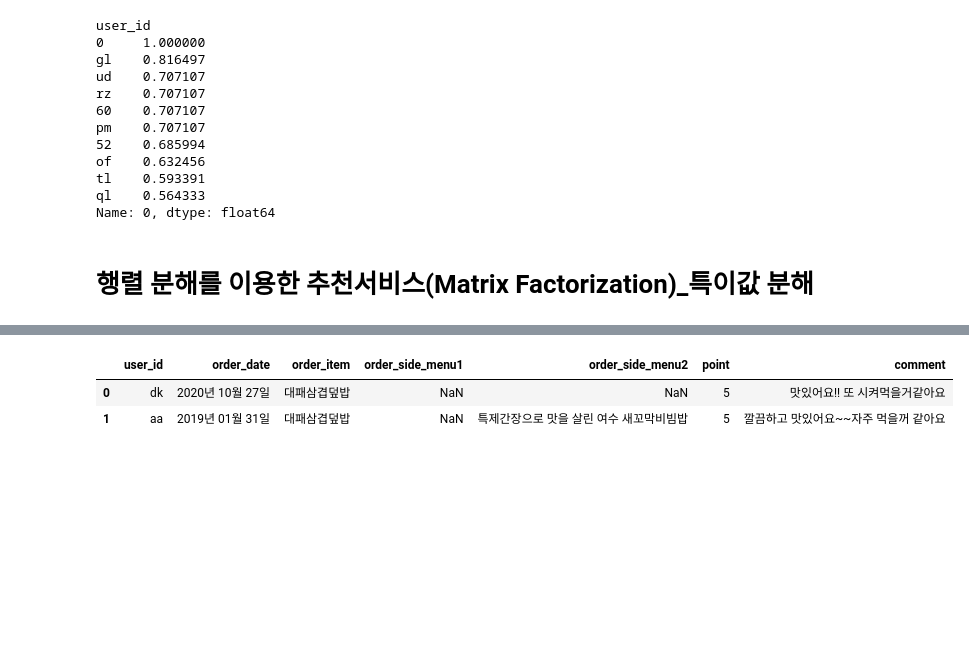
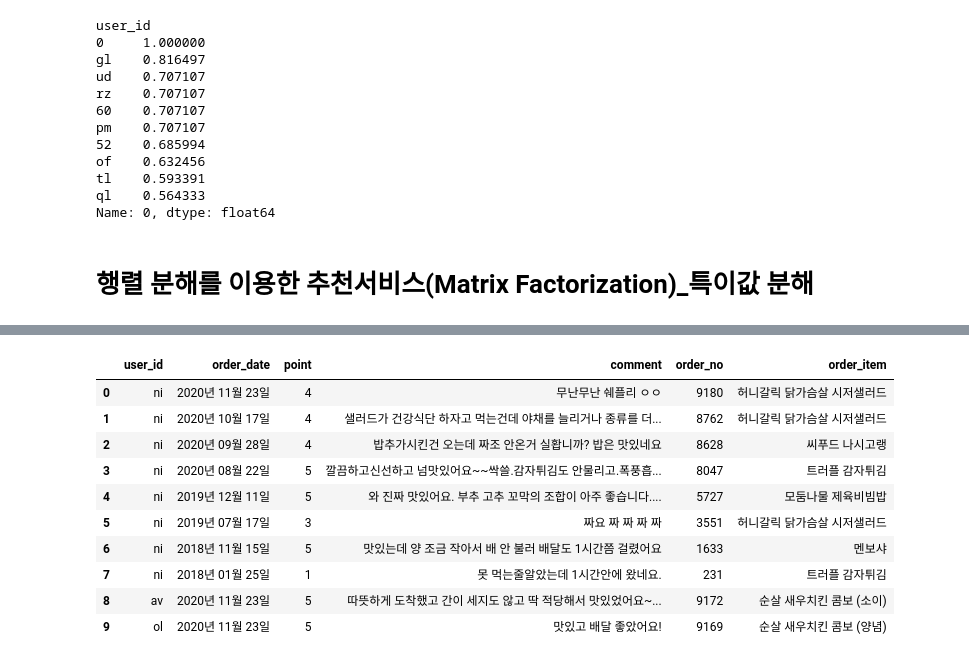
Before and after one commit to lee-dk/Final_Project, a Jupyter notebook: yogiyo/yogiyo.ipynb, the cells around one changed output, grey strips where cells are left out. Cells and saved outputs as stored; diff of their text form; code cells hidden in the pictures; blank space fills up the shorter version.

```diff
--- a/yogiyo/yogiyo.ipynb
+++ b/yogiyo/yogiyo.ipynb
@@ -205,8 +205,8 @@ Name: 0, dtype: float64
 import pandas as pd
 
 #csv파일 dataframe으로 변환하고 읽기
-review_data_2 = pd.read_csv('./yogiyo/test.csv', #encoding='ansi')
-                          encoding='utf-8')
+review_data_2 = pd.read_csv('./yogiyo/order_db_v2.csv', encoding='ansi')
+                          #encoding='utf-8')
 #불필요한 데이터 drop하기
 review_data_2.drop('Unnamed: 0', axis=1, inplace=True)
 
@@ -324,7 +353,7 @@ def recommend_menu(svd_preds, og_user_id, og_order_item, og_point, num_recommend
 
     return user_data, recommendations
 # %%
-already_rated, predictions = recommend_menu(svd_preds, 'ji', review_data_2, review_data_2, 10)
+already_rated, predictions = recommend_menu(svd_preds, 'dk', review_data_2, review_data_2, 10)
 # %%
 already_rated
 # %% [output]
@@ -335,8 +377,16 @@ already_rated
 # %%
-predictions.drop('index', axis=1, inplace=True)
-#predictions.point.sort_values(ascending=False)
+#predictions.drop('index', axis=1, inplace=True)
+predictions.order_no.sort_values(ascending=False)
 predictions.head(10)
 # %% [output]
-|  | user_id | order_date | order_item | order_side_menu1 | order_side_menu2 | point | comment |
-| 0 | dk | 2020년 10월 27일 | 대패삼겹덮밥 | NaN | NaN | 5 | 맛있어요!! 또 시켜먹을거같아요 |
-| 1 | aa | 2019년 01월 31일 | 대패삼겹덮밥 | NaN | 특제간장으로 맛을 살린 여수 새꼬막비빔밥 | 5 | 깔끔하고 맛있어요~~자주 먹을꺼 같아요 |
+|  | user_id | order_date | point | comment | order_no | order_item |
+| 0 | ni | 2020년 11월 23일 | 4 | 무난무난 쉐플리 ㅇㅇ | 9180 | 허니갈릭 닭가슴살 시저샐러드 |
+| 1 | ni | 2020년 10월 17일 | 4 | 샐러드가 건강식단 하자고 먹는건데 야채를 늘리거나 종류를 더... | 8762 | 허니갈릭 닭가슴살 시저샐러드 |
+| 2 | ni | 2020년 09월 28일 | 4 | 밥추가시킨건 오는데 짜조 안온거 실홥니까? 밥은 맛있네요 | 8628 | 씨푸드 나시고랭 |
+| 3 | ni | 2020년 08월 22일 | 5 | 깔끔하고신선하고 넘맛있어요~~싹쓸.감자튀김도 안물리고.폭풍흡... | 8047 | 트러플 감자튀김 |
+| 4 | ni | 2019년 12월 11일 | 5 | 와 진짜 맛있어요. 부추 고추 꼬막의 조합이 아주 좋습니다.... | 5727 | 모둠나물 제육비빔밥 |
+| 5 | ni | 2019년 07월 17일 | 3 | 짜요 짜 짜 짜 짜 | 3551 | 허니갈릭 닭가슴살 시저샐러드 |
+| 6 | ni | 2018년 11월 15일 | 5 | 맛있는데 양 조금 작아서 배 안 불러 배달도 1시간쯤 걸렸어요 | 1633 | 멘보샤 |
+| 7 | ni | 2018년 01월 25일 | 1 | 못 먹는줄알았는데 1시간안에 왔네요. | 231 | 트러플 감자튀김 |
+| 8 | av | 2020년 11월 23일 | 5 | 따뜻하게 도착했고 간이 세지도 않고 딱 적당해서 맛있었어요~... | 9172 | 순살 새우치킨 콤보 (소이) |
+| 9 | ol | 2020년 11월 23일 | 5 | 맛있고 배달 좋았어요! | 9169 | 순살 새우치킨 콤보 (양념) |
```
Also changed, not shown: parts of 8 cells of this notebook.
